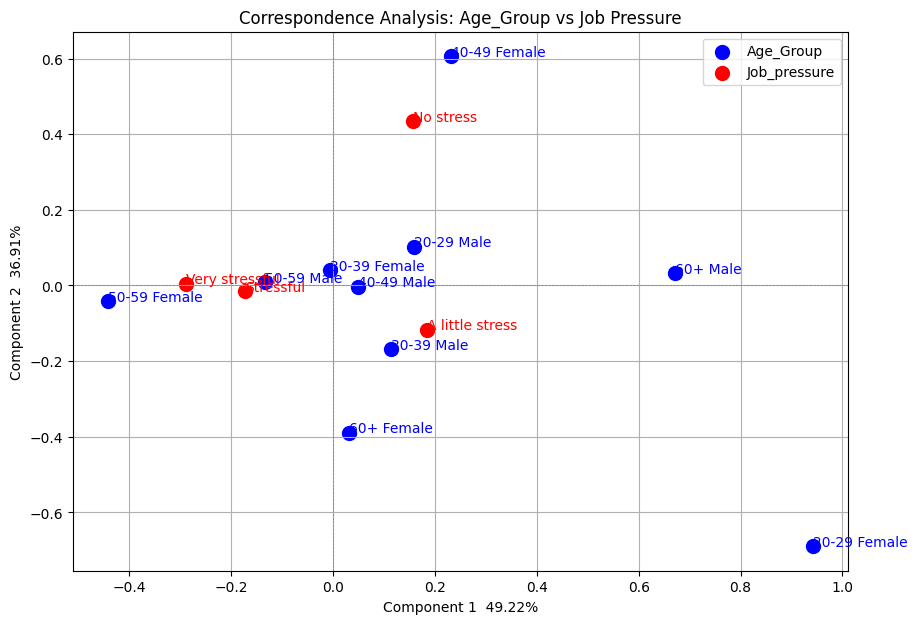
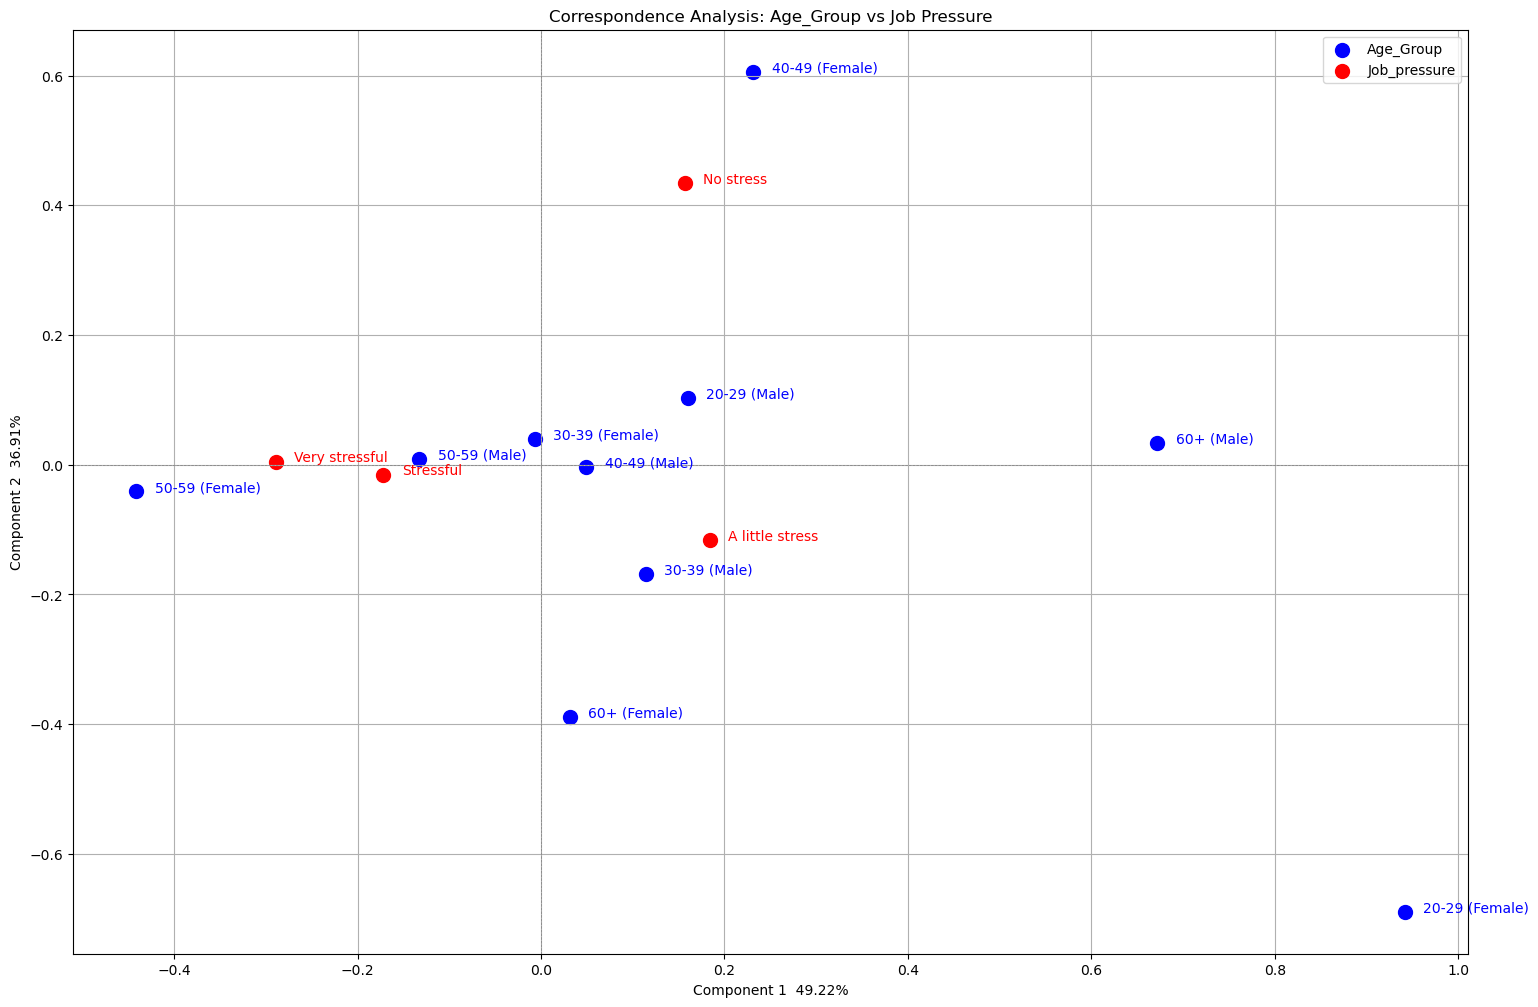
The change to this notebook cell's code, shown as a diff; its figure went from the first image to the second:
--- before
+++ after
@@ -3,18 +3,14 @@
 import prince
 
-# Step 1: Create the contingency table
 contingency_table = pd.crosstab(
     [railroad_df_clean['Age_Group'], railroad_df_clean['Sex']],
     railroad_df_clean['Job_pressure'])
 
-# Step 2: Initialize and fit the CA model
 ca = prince.CA(n_components=2, n_iter=10)
 ca = ca.fit(contingency_table)
 
-# Step 3: Get row and column coordinates
 row_coordinates = ca.row_coordinates(contingency_table)
 column_coordinates = ca.column_coordinates(contingency_table)
 
-# Step 4: Define custom labels
 age_group_labels = {
     1: '20-29', 
@@ -37,22 +33,28 @@
 }
 
-# Step 5: Plot the CA results
-plt.figure(figsize=(10, 7))
+plt.figure(figsize=(18, 12))
 plt.scatter(row_coordinates[0], row_coordinates[1], label='Age_Group', c='blue', s=100)
 plt.scatter(column_coordinates[0], column_coordinates[1], label='Job_pressure', c='red', s=100)
 
-# Annotate Age Group and Gender
+# Annotate Age Group and Gender with an offset to the right
 for i, txt in enumerate(contingency_table.index):
     # Extract Age Group and Gender from the multi-index
     age_group, gender = txt
-    combined_label = f"{age_group_labels.get(age_group, age_group)} {gender_labels.get(gender, gender)}"
-    plt.annotate(combined_label, (row_coordinates.iloc[i, 0], row_coordinates.iloc[i, 1]), color='blue')
+    combined_label = f"{age_group_labels.get(age_group, age_group)} ({gender_labels.get(gender, gender)})"
+    plt.annotate(
+        combined_label,
+        (row_coordinates.iloc[i, 0] + 0.02, row_coordinates.iloc[i, 1]),  # Offset x-coordinate
+        color='blue'
+    )
 
-# Annotate Job Pressure
+# Annotate Job Pressure with an offset to the right
 for i, txt in enumerate(contingency_table.columns):
     pressure_label = job_pressure_labels.get(txt, f'Pressure {txt}')
-    plt.annotate(pressure_label, (column_coordinates.iloc[i, 0], column_coordinates.iloc[i, 1]), color='red')
+    plt.annotate(
+        pressure_label,
+        (column_coordinates.iloc[i, 0] + 0.02, column_coordinates.iloc[i, 1]),  # Offset x-coordinate
+        color='red'
+    )
 
-# Include explained variance for each component
 explained_variance = ca.percentage_of_variance_
 cumulative_explained_variance = ca.cumulative_percentage_of_variance_
@@ -63,5 +65,4 @@
 print(cumulative_explained_variance)
 
-# Axis and grid
 plt.axhline(0, color='gray', linestyle='--', linewidth=0.5)
 plt.axvline(0, color='gray', linestyle='--', linewidth=0.5)
@@ -73,4 +74,3 @@
 plt.show()
 
-# Optional: Check explained variance
 print("Eigenvalues:", ca.eigenvalues_)

Commit: Tweak CA age/gender-pressure chart and add analysis